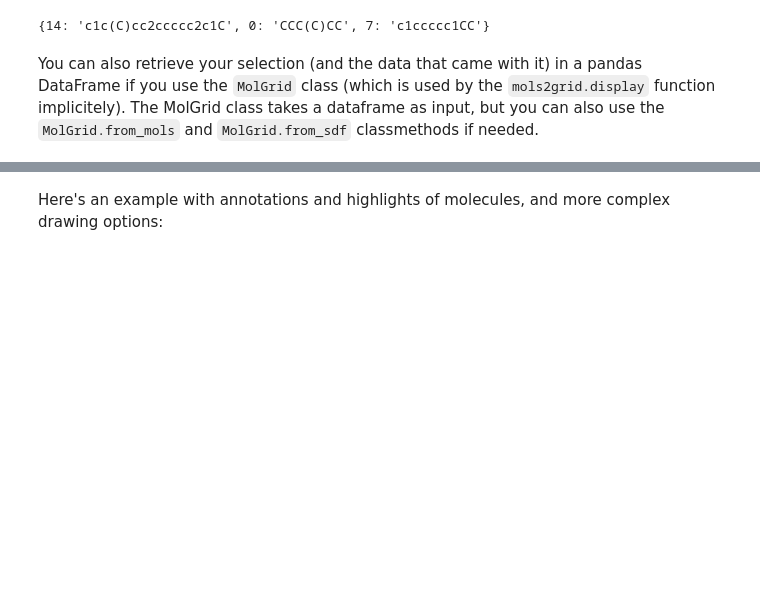
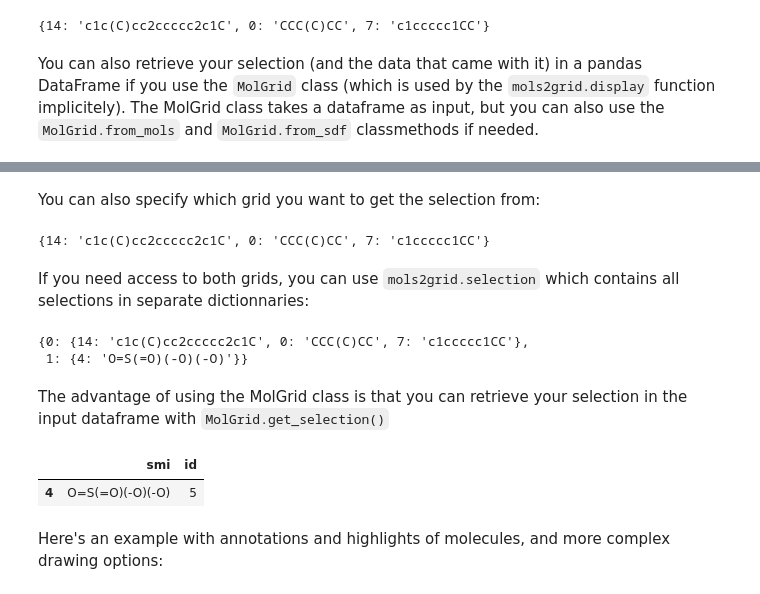
Before and after one commit to cbouy/mols2grid, a Jupyter notebook: demo.ipynb, the cells around one changed output, grey strips where cells are left out. Cells and saved outputs as stored; diff of their text form; code cells hidden in the pictures; blank space fills up the shorter version.

```diff
--- a/demo.ipynb
+++ b/demo.ipynb
@@ -44,7 +44,7 @@ smiles = ["CCO", "c1ccccc1", "N", "CO", "O=S(=O)(-O)(-O)", "CCC", "CCC=O"]
 df = pd.DataFrame({"smi": smiles,
                    "id": range(1, len(smiles) + 1)})
 # setup the grid
-mg = mols2grid.MolGrid(df, smiles_col="smi", size=(110, 90))
-mg.display(subset=["id", "img"], n_cols=7)
+grid = mols2grid.MolGrid(df, smiles_col="smi", size=(110, 90))
+grid.display(subset=["id", "img"], n_cols=7)
 # %% [output]
 [interactive output not drawn]
@@ -65,3 +58,23 @@ mg.get([0, 4])
+# %% [markdown]
+You can also specify which grid you want to get the selection from:
+# %%
+mols2grid.get_selection(0)
+# %% [output]
+{14: 'c1c(C)cc2ccccc2c1C', 0: 'CCC(C)CC', 7: 'c1ccccc1CC'}
+# %% [markdown]
+If you need access to both grids, you can use `mols2grid.selection` which contains all selections in separate dictionnaries:
+# %%
+mols2grid.selection
+# %% [output]
+{0: {14: 'c1c(C)cc2ccccc2c1C', 0: 'CCC(C)CC', 7: 'c1ccccc1CC'},
+ 1: {4: 'O=S(=O)(-O)(-O)'}}
+# %% [markdown]
+The advantage of using the MolGrid class is that you can retrieve your selection in the input dataframe with `MolGrid.get_selection()`
+# %%
+grid.get_selection()
+# %% [output]
+|  | smi | id |
+| 4 | O=S(=O)(-O)(-O) | 5 |
 # %% [markdown]
 Here's an example with annotations and highlights of molecules, and more complex drawing options:
 # %%
```
Also changed, not shown: parts of 5 cells of this notebook.
